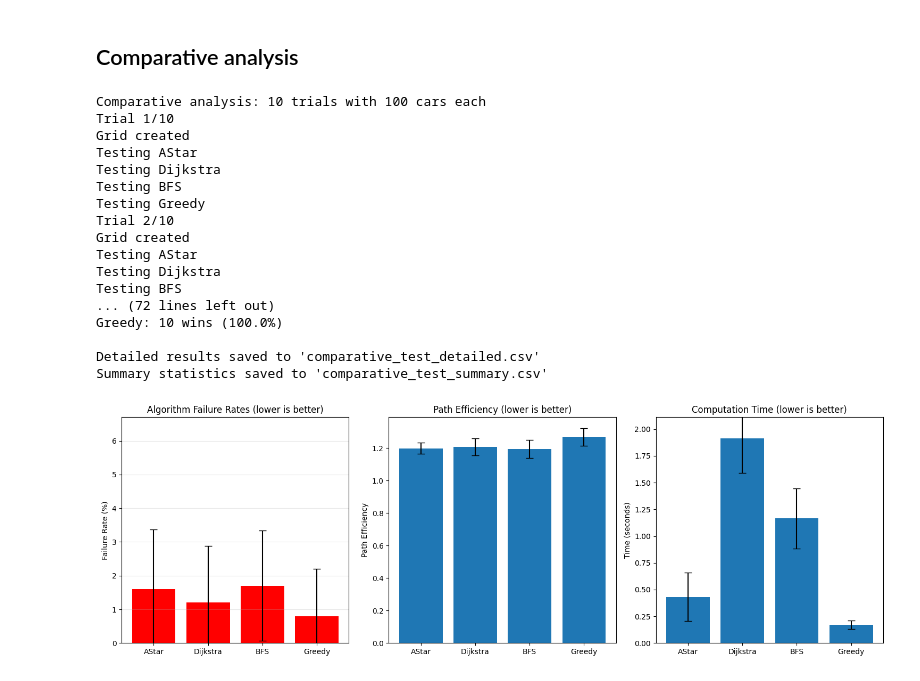
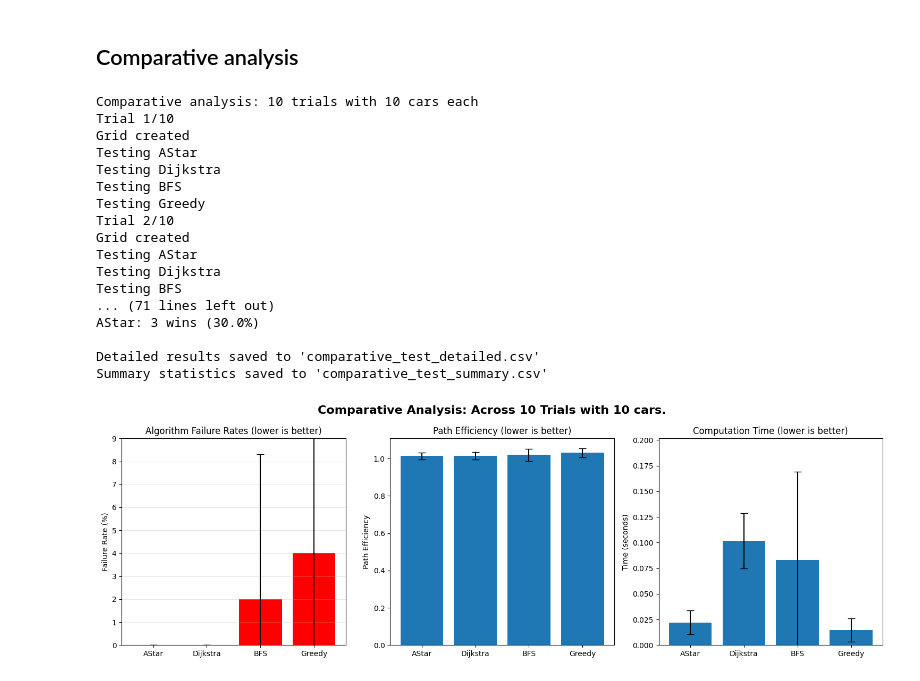
Before and after one commit to MartinMacD/2D-Discrete-Traffic-Model, a Jupyter notebook: 2D-Discrete-Traffic-Model.ipynb, the cells around one changed output. Cells and saved outputs as stored; diff of their text form; code cells hidden in the pictures.

Commit message:
Added title to comparative analysis graph

```diff
--- a/2D-Discrete-Traffic-Model.ipynb
+++ b/2D-Discrete-Traffic-Model.ipynb
@@ -1089,9 +1089,12 @@ def run_comparative_analysis(num_trials = 10, num_cars = 50, rows = 30, columns
 
     print('')
     print("Comparative analysis done")
-    return results_by_algorithm
+    return results_by_algorithm, num_trials, num_cars
 # %%
-def analyse_comparative_results(results_by_algorithm):
+def analyse_comparative_results(results_by_algorithm, num_trials, num_cars):
+
+    num_trials = num_trials
+    num_cars = num_cars
 
     #Put results into a list.
     all_data = []
@@ -1204,13 +1207,15 @@ def analyse_comparative_results(results_by_algorithm):
 
     print("Summary statistics saved to 'comparative_test_summary.csv'")
 
-    return df
+    return df, num_trials, num_cars
 # %%
-def visualise_comparative_results(df):
+def visualise_comparative_results(df, num_trials, num_cars):
 
     algorithms = ['AStar', 'Dijkstra', 'BFS', 'Greedy']
 
     fig, axes = plt.subplots(1, 3, figsize=(15, 5))
+    fig.suptitle(f'Comparative Analysis: Across {num_trials} Trials with {num_cars} cars.',
+                 fontsize=16, fontweight='bold')
 
     failure_means = [100 - (df[df['algorithm']==a]['success_rate'].mean()*100) for a in algorithms]
     failure_stds = [df[df['algorithm']==a]['success_rate'].std()*100 for a in algorithms]
@@ -1234,32 +1239,32 @@ def visualise_comparative_results(df):
     axes[2].bar(algorithms, time_means, yerr=time_stds, capsize=5)
     axes[2].set_ylabel('Time (seconds)')
     axes[2].set_title('Computation Time (lower is better)')
-    axes[2].set_ylim(0, max(time_means) + 0.2)
+    axes[2].set_ylim(0, max(time_means) + 0.1)
 
     plt.tight_layout()
     plt.savefig('algorithm_comparison.png', dpi=300)
     plt.show()
 # %%
-results = run_comparative_analysis(num_trials = 10, num_cars = 100, obstacle_type = 'Random')
-df = analyse_comparative_results(results)
+results, num_trials, num_cars = run_comparative_analysis(num_trials = 10, num_cars = 10, obstacle_type = 'Random')
+df, num_trials, num_cars = analyse_comparative_results(results, num_trials, num_cars)
 
-visualise_comparative_results(df)
+visualise_comparative_results(df, num_trials, num_cars)
 # %% [output]
-Comparative analysis: 10 trials with 100 cars each
+Comparative analysis: 10 trials with 10 cars each
 Trial 1/10
 Grid created
 Testing AStar
 Testing Dijkstra
 Testing BFS
 Testing Greedy
 Trial 2/10
 Grid created
 Testing AStar
 Testing Dijkstra
 Testing BFS
-... (72 lines left out)
-Greedy: 10 wins (100.0%)
+... (71 lines left out)
+AStar: 3 wins (30.0%)
 
 Detailed results saved to 'comparative_test_detailed.csv'
 Summary statistics saved to 'comparative_test_summary.csv'
-[figure, old version]
+[figure, new version]
```
